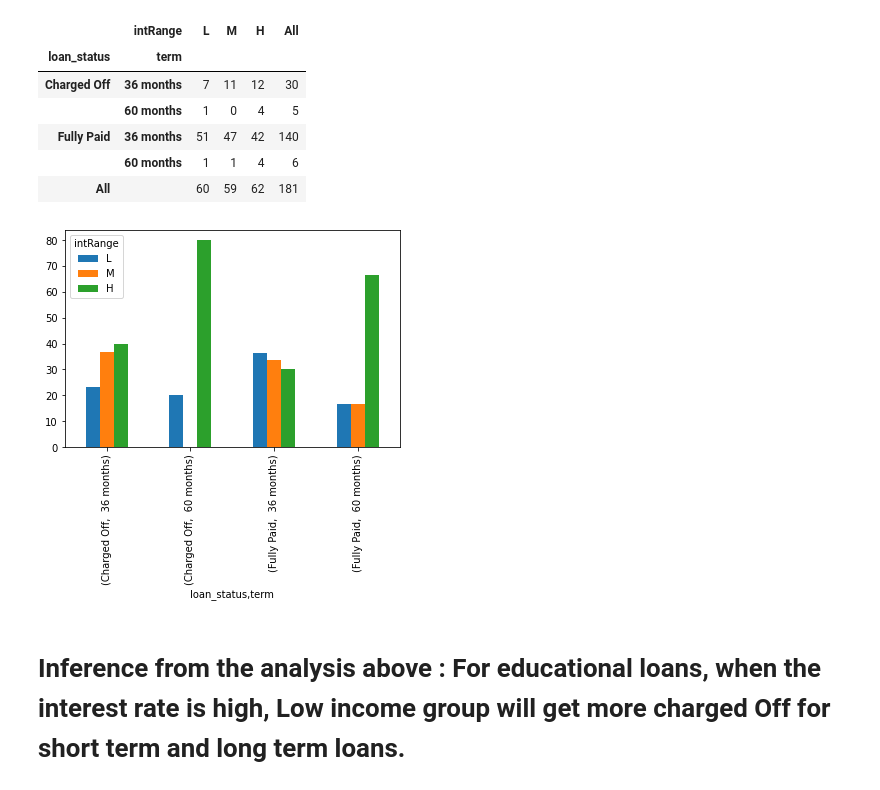
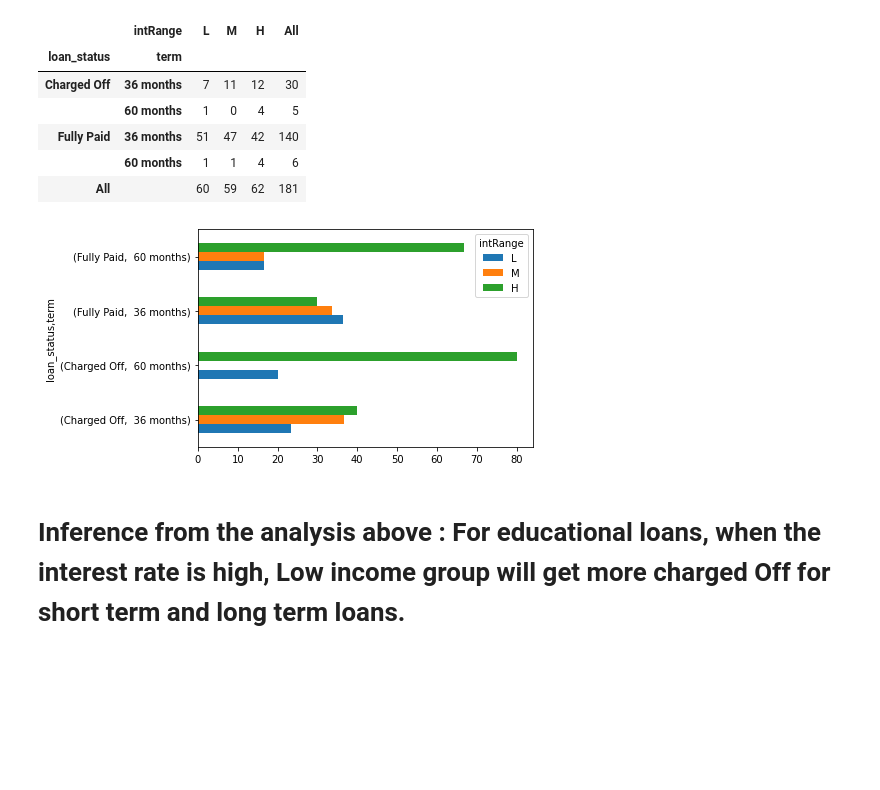
Before and after one commit to sreedevisreekumar/machinelearning, a Jupyter notebook: Assignment.ipynb, the cells around one changed output. Drawn from its saved outputs; the diff is of its cells as text; code cells hidden in the pictures; blank space fills up the shorter version.

```diff
--- a/Assignment.ipynb
+++ b/Assignment.ipynb
@@ -892,10 +904,10 @@ resLincome.head()
 resLincomePlt = resLincome.drop(index='All',axis=0)
 resemplstatPlt1 = resLincomePlt.drop(resLincomePlt.columns[-1],axis=1)
 # %%
-resemplstatPlt1.plot(kind="bar")
+resemplstatPlt1.plot(kind="barh")
 plt.show()
 # %% [output]
-[figure, old version]
+[figure, new version]
 # %% [markdown]
 # Inference from the analysis above : For educational loans, when the interest rate is high, Low income group will get more charged Off for short term and long term loans.
 # %% [markdown]
```
Also changed, not shown: parts of 32 cells of this notebook.
